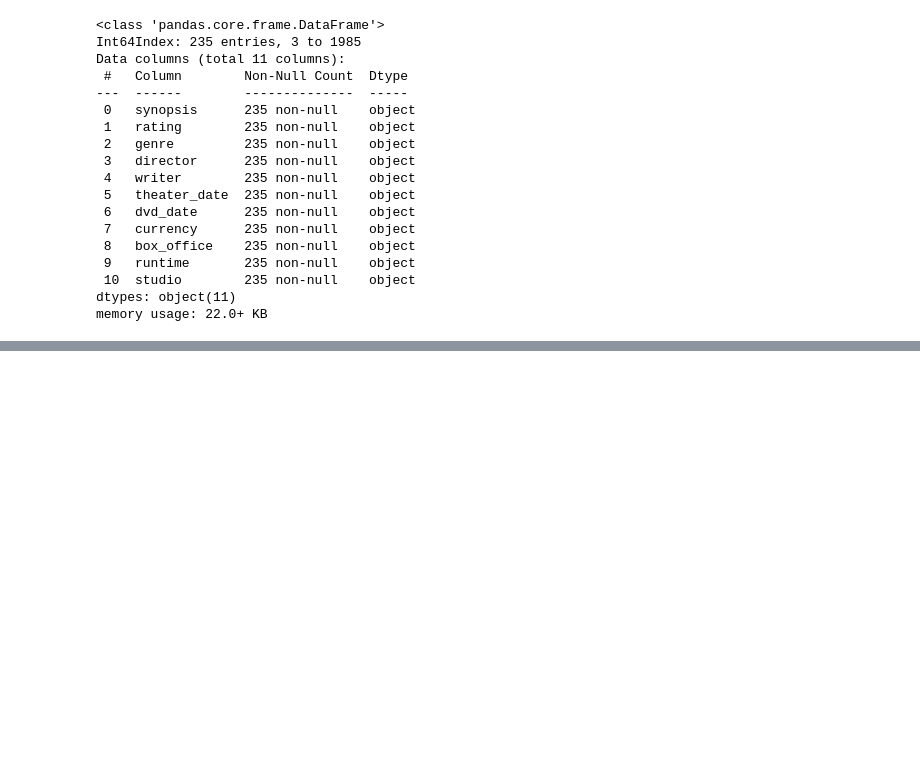
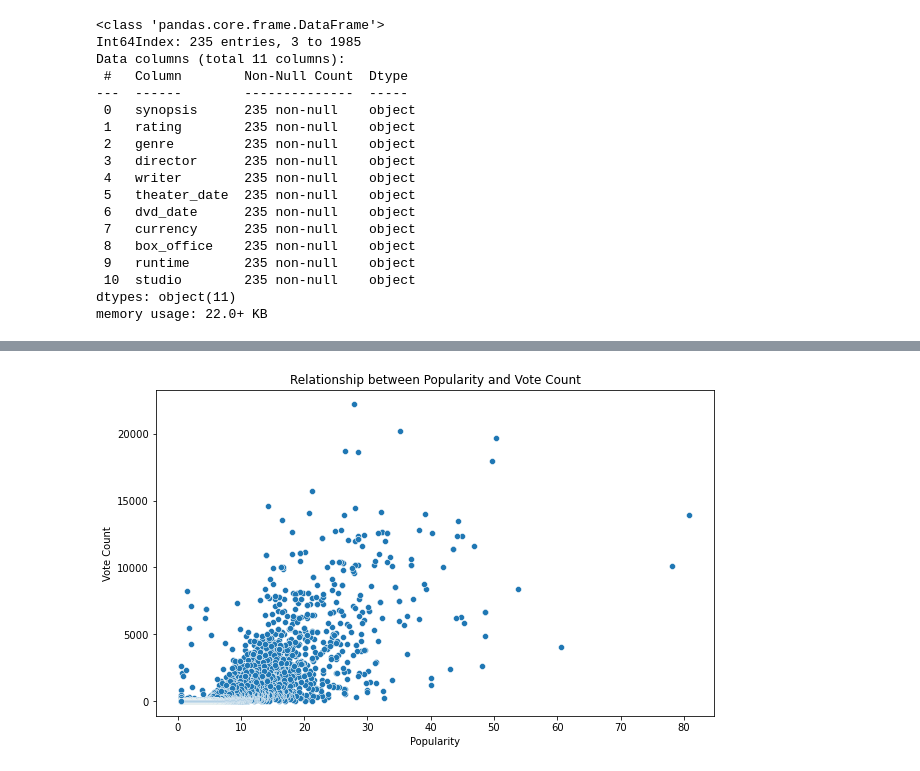
Before and after one commit to Harry-Atulah/dsc-phase-1-project-v2-4, a Jupyter notebook: student.ipynb, the cells around one changed output, grey strips where cells are left out. Drawn from its saved outputs; the diff is of its cells as text; code cells hidden in the pictures; blank space fills up the shorter version.

```diff
--- a/student.ipynb
+++ b/student.ipynb
@@ -250,0 +272,11 @@ memory usage: 22.0+ KB
+# %%
+#Scatter plot
+# Plotting relationship between popularity and vote count
+plt.figure(figsize=(10, 6))
+sns.scatterplot(data=df, x='popularity', y='vote_count')
+plt.title('Relationship between Popularity and Vote Count')
+plt.xlabel('Popularity')
+plt.ylabel('Vote Count')
+plt.show()
+# %% [output]
+[figure, added]
```
Also changed, not shown: parts of 10 cells of this notebook.
